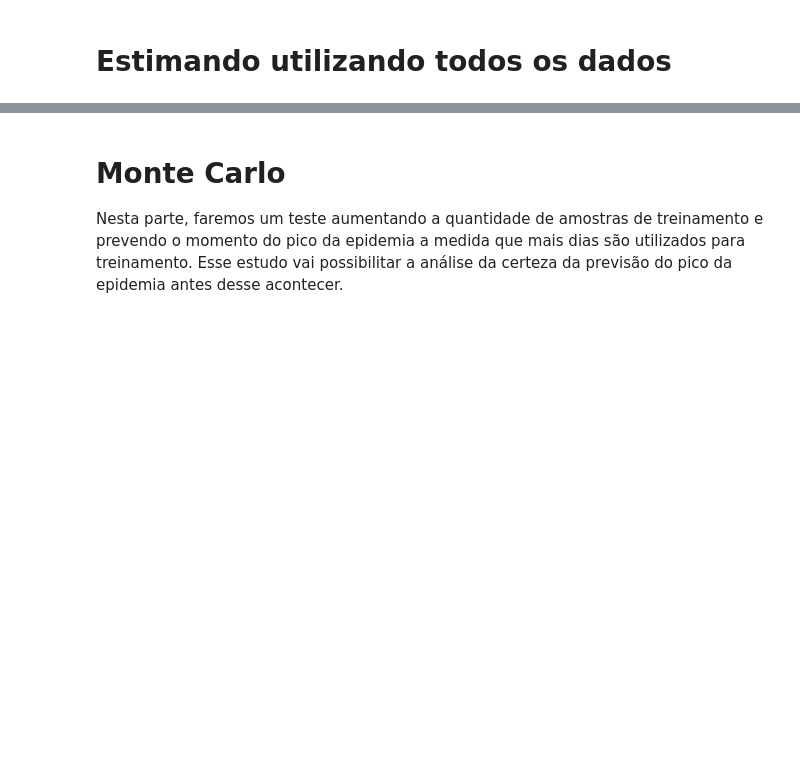
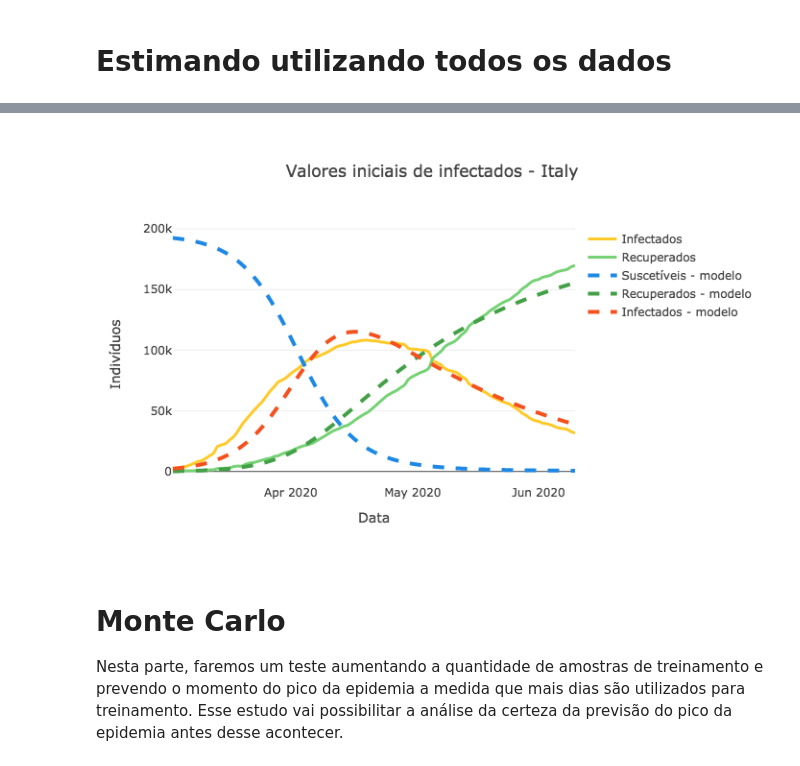
Before and after one commit to lafetamarcelo/epidemicModels, a Jupyter notebook: SIR Real Data - COVID - Italy Model Analyser.ipynb, the cells around one changed output, grey strips where cells are left out. Cells and saved outputs as stored; diff of their text form; code cells hidden in the pictures; blank space fills up the shorter version.

```diff
--- a/SIR Real Data - COVID - Italy Model Analyser.ipynb
+++ b/SIR Real Data - COVID - Italy Model Analyser.ipynb
@@ -159,14 +140,18 @@ Erro entre casos acumulados e valores de confirmados: 4.0
+# %%
+
+# Moment where cases are bigger than 2000...
+start_moment = np.argmax(df["active"].to_numpy() >= 2000)
 # %% [markdown]
 ## Criando os dados SIR
 # %%
 
-I = df['active'].to_numpy()
-R = df['recovered'].to_numpy()
-M = df['deaths'].to_numpy()
+time_ref = time[start_moment:]
+I = df['active'].to_numpy()[start_moment:]
+R = df['recovered'].to_numpy()[start_moment:]
+M = df['deaths'].to_numpy()[start_moment:]
 S = N - R - I
 
 # Creating the time vector
 t = np.linspace(0, len(I), len(I))
 
-
 Sd, Id, Md, Rd, td = S, I, M, R, t
@@ -185,8 +193,8 @@ sir_model = ss.SIR(pop=N, focus=["S", "I", "R"])
 sir_model.fit(dataset, td,
               search_pop=True,
               pop_sens=[0.001,0.01],
-              beta_sens=[100,100],
-              r_sens=[10000,100])
+              Ro_sens=[0.8, 15],
+              D_sens=[5, 60])
 
 # Predict the model
 sim_res = sir_model.predict((Sd[0],Id[0], Rd[0]), td)
@@ -245,3 +222,50 @@ show(p)
+# %%
+
+figure = go.Figure()
+figure.add_trace(go.Scatter(
+                    x=time_ref,
+                    y=I,
+                    name="Infectados",
+                    mode='lines',
+                    line_shape='spline',
+                    line = dict(color='#ffca28', width=3)))
+figure.add_trace(go.Scatter(
+                    x=time_ref,
+                    y=R,
+                    name="Recuperados",
+                    mode="lines",
+                    line_shape="spline",
+                    line=dict(color='#76d275', width=3)))
+figure.add_trace(go.Scatter(
+                    x=time_ref,
+                    y=sim_res[0],
+                    name="Suscetíveis - modelo",
+                    mode="lines",
+                    line_shape="spline",
+                    line=dict(color="#1e88e5", width=4, dash="dash")))
+figure.add_trace(go.Scatter(
+                    x=time_ref,
+                    y=sim_res[2],
+                    name="Recuperados - modelo",
+                    mode="lines",
+                    line_shape="spline",
+                    line=dict(color="#43a047", width=4, dash="dash")))
+figure.add_trace(go.Scatter(
+                    x=time_ref,
+                    y=sim_res[1],
+                    name="Infectados - modelo",
+                    mode="lines",
+                    line_shape="spline",
+                    line=dict(color="#f4511e", width=4, dash="dash")))
+figure.update_layout(template='xgridoff',
+                  xaxis_title='Data', yaxis_title='Indivíduos',
+                  title_text="Valores iniciais de infectados - " + country['data']['name'])
+# 'ggplot2', 'seaborn', 'simple_white', 'plotly',
+# 'plotly_white', 'plotly_dark', 'presentation', 'xgridoff',
+# 'ygridoff', 'gridon', 'none'
+figure.show(renderer="png")
+# %% [output]
+[figure, added]
 # %% [markdown]
 # Monte Carlo
 
```
Also changed, not shown: parts of 27 cells of this notebook, 40 other files.
